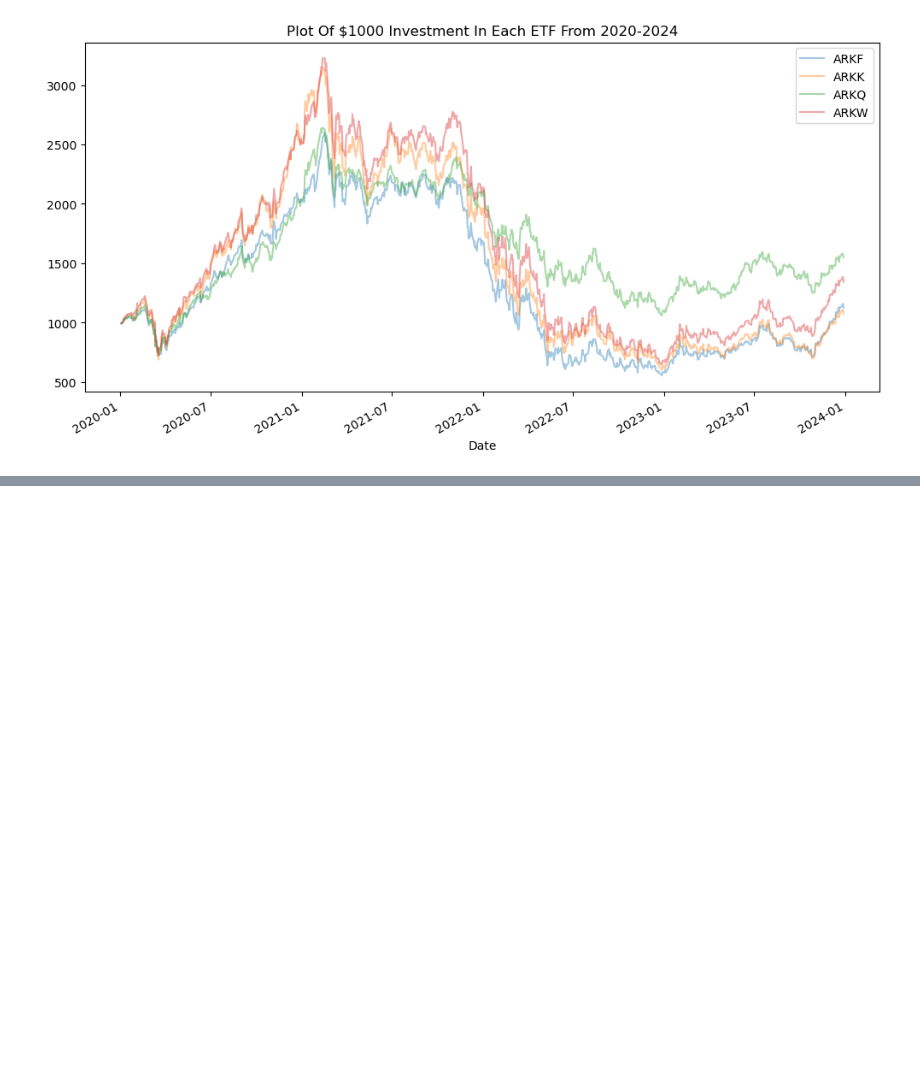
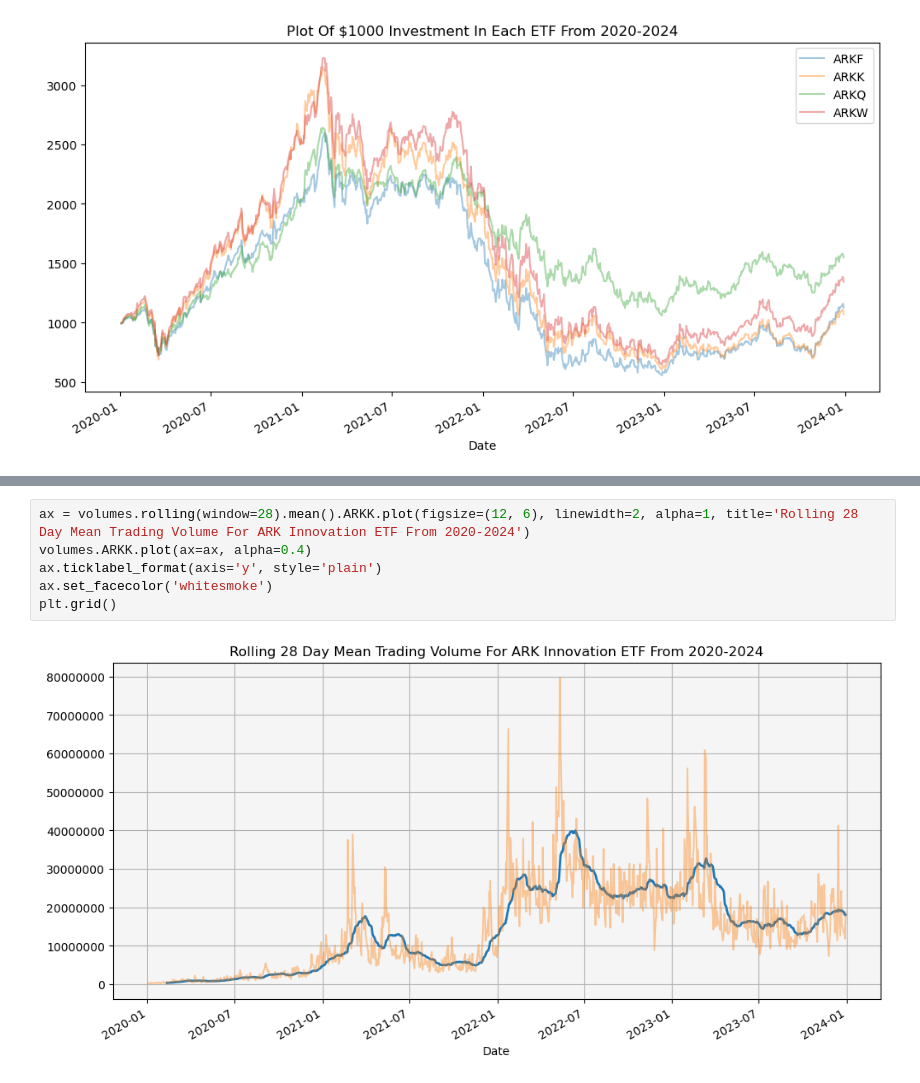
Before and after one commit to williamfoster1/asset-management-data, a Jupyter notebook: ark_etf_data_analysis.ipynb, the cells around one changed output, grey strips where cells are left out. Saved outputs shown, nothing was run; the diff lists cells and outputs as text; blank space fills up the shorter version.

```diff
--- a/ark_etf_data_analysis.ipynb
+++ b/ark_etf_data_analysis.ipynb
@@ -36,3 +41,11 @@ axes[1, 1].axvline(x=returns.ARKW.mean(), ls="--", color="red")
 # %% [output]
 <matplotlib.lines.Line2D at 0x...>
 [figure]
+# %%
+ax = volumes.rolling(window=28).mean().ARKK.plot(figsize=(12, 6), linewidth=2, alpha=1, title='Rolling 28 Day Mean Trading Volume For ARK Innovation ETF From 2020-2024')
+volumes.ARKK.plot(ax=ax, alpha=0.4)
+ax.ticklabel_format(axis='y', style='plain')
+ax.set_facecolor('whitesmoke')
+plt.grid()
+# %% [output]
+[figure, added]
```
Also changed, not shown: parts of 2 cells of this notebook, 1 other file.
